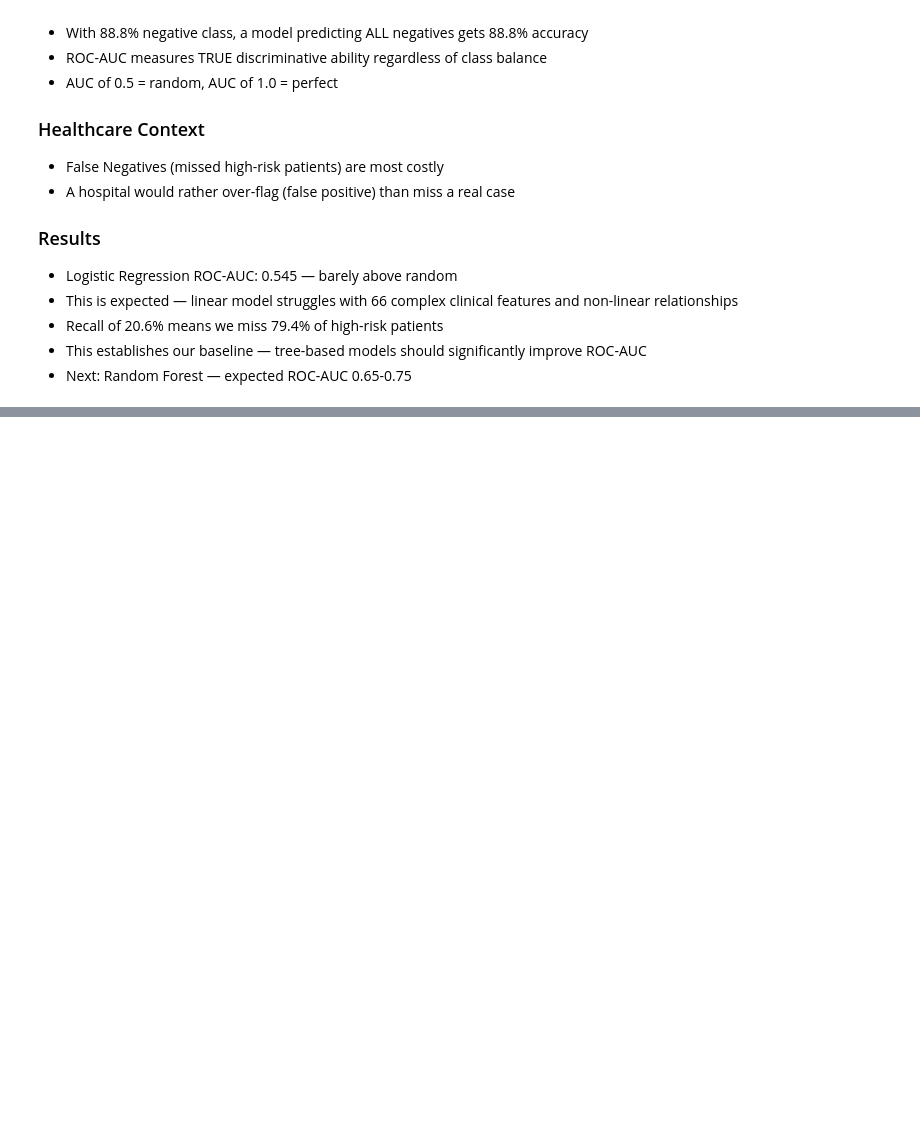
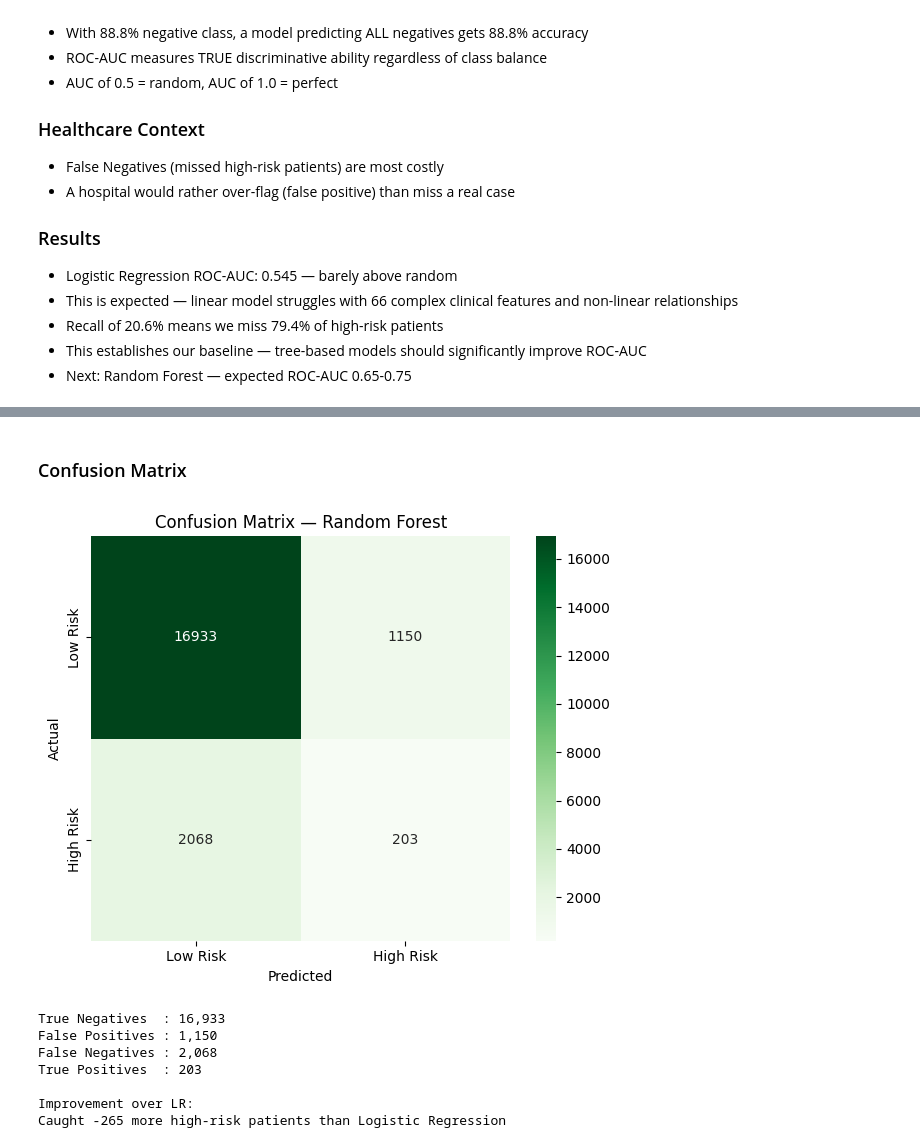
Before and after one commit to areebafarooqui0001/diabetes-readmission-prediction, a Jupyter notebook: 03_Model_Building.ipynb, the cells around one changed output, grey strips where cells are left out. Cells and saved outputs as stored; diff of their text form; code cells hidden in the pictures; blank space fills up the shorter version.

```diff
--- a/03_Model_Building.ipynb
+++ b/03_Model_Building.ipynb
@@ -222,0 +229,8 @@ plt.show()
+# %%
+from sklearn.ensemble import RandomForestClassifier
+
+rf = RandomForestClassifier(n_estimators=100, random_state=42, n_jobs=-1)
+rf.fit(X_train_smote, y_train_smote)
+y_pred_rf = rf.predict(X_test)
+y_prob_rf = rf.predict_proba(X_test)[:, 1]
+print("Random Forest trained!")
@@ -222,0 +270,37 @@ plt.show()
+# %% [markdown]
+### Confusion Matrix
+# %%
+cm_rf = confusion_matrix(y_test, y_pred_rf)
+
+plt.figure(figsize=(6, 5))
+sns.heatmap(
+    cm_rf,
+    annot=True,
+    fmt="d",
+    cmap="Greens",
+    xticklabels=["Low Risk", "High Risk"],
+    yticklabels=["Low Risk", "High Risk"],
+)
+plt.title("Confusion Matrix — Random Forest")
+plt.ylabel("Actual")
+plt.xlabel("Predicted")
+plt.tight_layout()
+plt.savefig("images/confusion_matrix_rf.png")
+plt.show()
+
+tn, fp, fn, tp = cm_rf.ravel()
+print(f"\nTrue Negatives  : {tn:,}")
+print(f"False Positives : {fp:,}")
+print(f"False Negatives : {fn:,}")
+print(f"True Positives  : {tp:,}")
+print(f"\nImprovement over LR:")
+print(f"Caught {tp - 468:+,} more high-risk patients than Logistic Regression")
+# %% [output]
+[figure, added]
+True Negatives  : 16,933
+False Positives : 1,150
+False Negatives : 2,068
+True Positives  : 203
+
+Improvement over LR:
+Caught -265 more high-risk patients than Logistic Regression
```
Also changed, not shown: parts of 12 cells of this notebook, 3 other files.
